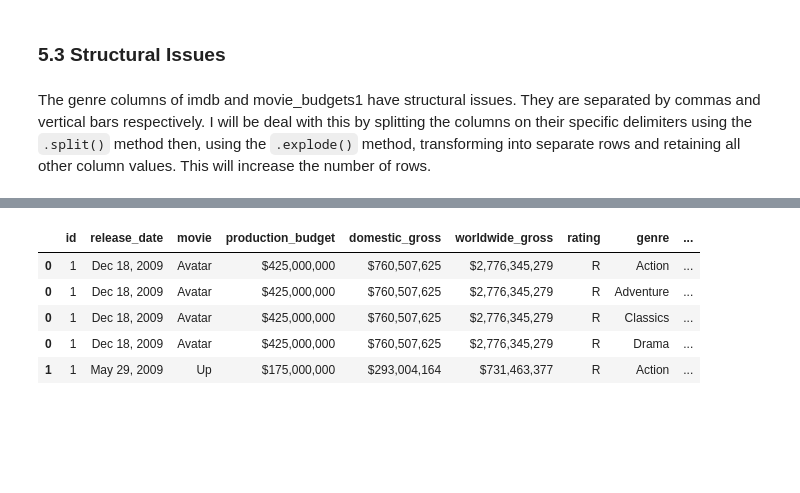
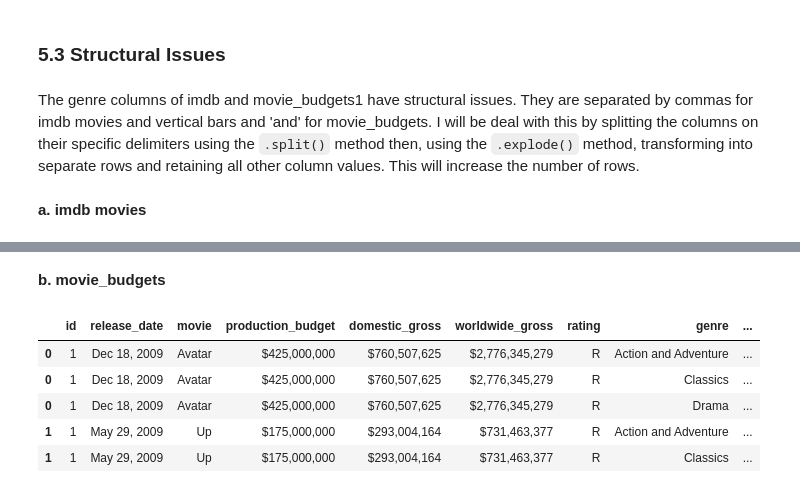
Before and after one commit to George-Mbugua/Movie_Analysis, a Jupyter notebook: Movie_Analysis.ipynb, the cells around one changed output, grey strips where cells are left out. Drawn from its saved outputs; the diff is of its cells as text; code cells hidden in the pictures; blank space fills up the shorter version.

```diff
--- a/Movie_Analysis.ipynb
+++ b/Movie_Analysis.ipynb
@@ -65,7 +65,7 @@ conn = sqlite3.connect('im.db')
 rt_reviews = pd.read_csv('zippedData/rt.reviews.tsv.gz',delimiter = "\t",encoding='latin-1')
 rt_movies = pd.read_csv('zippedData/rt.movie_info.tsv.gz',delimiter = '\t')
 bom_movies = pd.read_csv('zippedData/bom.movie_gross.csv.gz')
-movie_budgets = pd.read_csv('zippedData/tn.movie_budgets.csv.gz')
+movie_budgets1 = pd.read_csv('zippedData/tn.movie_budgets.csv.gz')
 # %% [markdown]
 # 3.2 Previewing the Datasets
 # %% [markdown]
@@ -297,8 +297,8 @@ Observations:
 # %% [markdown]
 ## I will join the movie_budgets table with the rt_movies
 # %%
-movie_budgets1 = pd.merge(movie_budgets, rt_movies, on='id')
-movie_budgets1
+movie_budgets = pd.merge(movie_budgets1, rt_movies, on='id')
+movie_budgets
 # %% [output]
 |  | id | release_date | movie | production_budget | domestic_gross | worldwide_gross | synopsis | rating | ... |
 | 0 | 1 | Dec 18, 2009 | Avatar | $425,000,000 | $760,507,625 | $2,776,345,279 | This gritty, fast-paced, and inno... | R | ... |
@@ -634,10 +634,10 @@ dtype: float64
 - I will also drop box_office since worldwide_gross can also cover that.
 # %%
 #dropping unnecessary columns
-movie_budgets1.drop(['synopsis','director','writer','theater_date','dvd_date','currency','box_office', 'studio'],
+movie_budgets.drop(['synopsis','director','writer','theater_date','dvd_date','currency','box_office', 'studio'],
                axis = 1,inplace=True)
 # %%
 #dropping rows with null values
-movie_budgets1.dropna(subset = ['rating','genre','runtime'],inplace = True)
+movie_budgets.dropna(subset = ['rating','genre','runtime'],inplace = True)
 # %%
 #confirming there are no missing values
@@ -769,7 +769,9 @@ memory usage: 2.7+ MB
 # %% [markdown]
 ### 5.3 Structural Issues
 # %% [markdown]
-The genre columns of imdb and movie_budgets1 have structural issues. They are separated by commas and vertical bars respectively. I will be deal with this by splitting the columns on their specific delimiters using the `.split()` method then, using the `.explode()` method, transforming into separate rows and retaining all other column values. This will increase the number of rows.
+The genre columns of imdb and movie_budgets1 have structural issues. They are separated by commas for imdb movies and vertical bars and 'and' for movie_budgets. I will be deal with this by splitting the columns on their specific delimiters using the `.split()` method then, using the `.explode()` method, transforming into separate rows and retaining all other column values. This will increase the number of rows.
+# %% [markdown]
+**a. imdb movies**
 # %%
 #imdb
 imdb = imdb.assign(genres=imdb.genres.str.split(',')).explode('genres')
@@ -781,15 +783,17 @@ imdb.head()
 | 0 | tt0063540 | Sunghursh | Sunghursh | 2013 | 175.0 | Drama | 7.0 | ... |
 | 4 | tt0066787 | One Day Before the Rainy Season | Ashad Ka Ek Din | 2019 | 114.0 | Biography | 7.2 | ... |
 | 4 | tt0066787 | One Day Before the Rainy Season | Ashad Ka Ek Din | 2019 | 114.0 | Drama | 7.2 | ... |
+# %% [markdown]
+**b. movie_budgets**
 # %%
-#movie_budgets1
-movie_budgets1 = movie_budgets1.assign(genre=movie_budgets1.genre.str.split('|')).explode('genre')
-movie_budgets1 = movie_budgets1.assign(genre=movie_budgets1.genre.str.split('and')).explode('genre')
-movie_budgets1.head()
+#movie_budgets
+movie_budgets = movie_budgets.assign(genre=movie_budgets.genre.str.split('|')).explode('genre')
+movie_budgets = movie_budgets.assign(genre=movie_budgets.genre.str.split('and')).explode('genre')
+movie_budgets.head()
 # %% [output]
 |  | id | release_date | movie | production_budget | domestic_gross | worldwide_gross | rating | genre | ... |
-| 0 | 1 | Dec 18, 2009 | Avatar | $425,000,000 | $760,507,625 | $2,776,345,279 | R | Action | ... |
-| 0 | 1 | Dec 18, 2009 | Avatar | $425,000,000 | $760,507,625 | $2,776,345,279 | R | Adventure | ... |
+| 0 | 1 | Dec 18, 2009 | Avatar | $425,000,000 | $760,507,625 | $2,776,345,279 | R | Action and Adventure | ... |
 | 0 | 1 | Dec 18, 2009 | Avatar | $425,000,000 | $760,507,625 | $2,776,345,279 | R | Classics | ... |
 | 0 | 1 | Dec 18, 2009 | Avatar | $425,000,000 | $760,507,625 | $2,776,345,279 | R | Drama | ... |
-| 1 | 1 | May 29, 2009 | Up | $175,000,000 | $293,004,164 | $731,463,377 | R | Action | ... |
+| 1 | 1 | May 29, 2009 | Up | $175,000,000 | $293,004,164 | $731,463,377 | R | Action and Adventure | ... |
+| 1 | 1 | May 29, 2009 | Up | $175,000,000 | $293,004,164 | $731,463,377 | R | Classics | ... |
```
Also changed, not shown: parts of 7 cells of this notebook.
